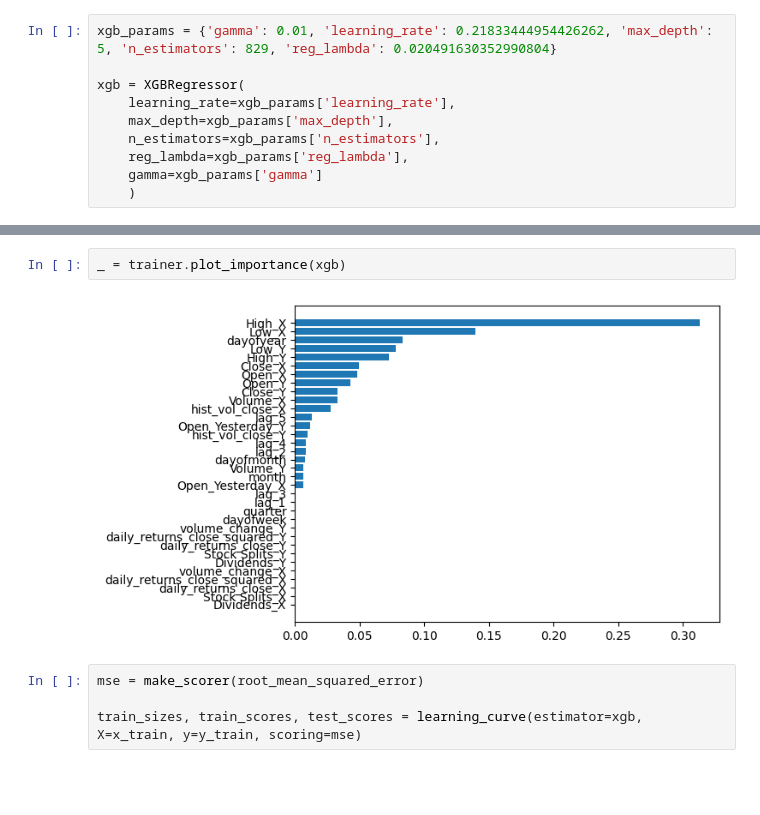
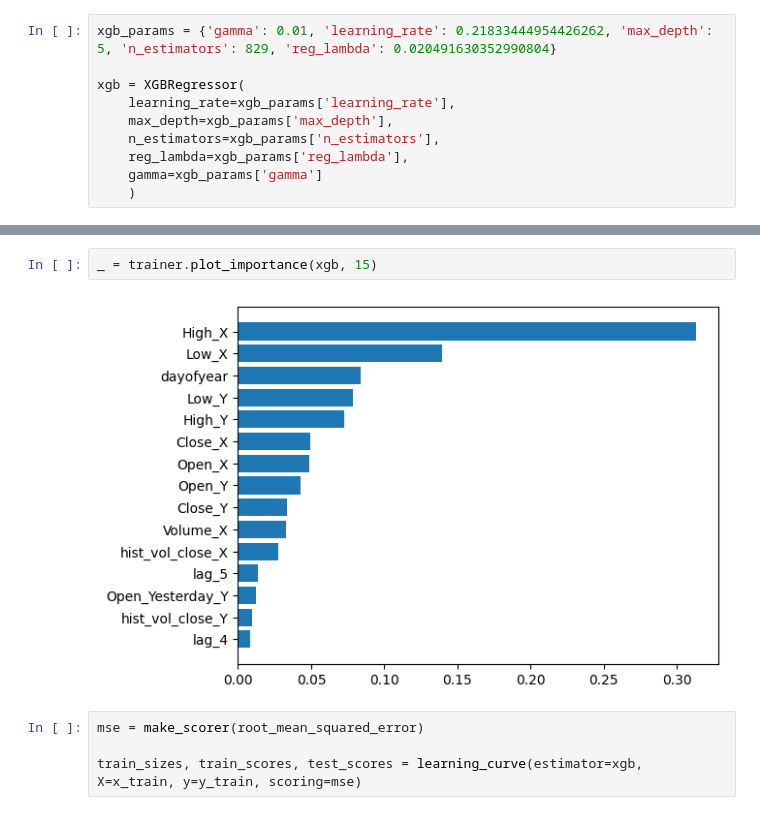
Before and after one commit to JulianneCai/simple-pairs-trading, a Jupyter notebook: main.ipynb, the cells around one changed output, grey strips where cells are left out. Saved outputs shown, nothing was run; the diff lists cells and outputs as text; blank space fills up the shorter version.

```diff
--- a/main.ipynb
+++ b/main.ipynb
@@ -235,8 +196,8 @@ RMSE: 0.10863933983882412
 [figure]
 # %%
-_ = trainer.plot_importance(xgb)
+_ = trainer.plot_importance(xgb, 15)
 # %% [output]
-[figure, old version]
+[figure, new version]
 # %%
 mse = make_scorer(root_mean_squared_error)
 
```
Also changed, not shown: parts of 10 cells of this notebook.
